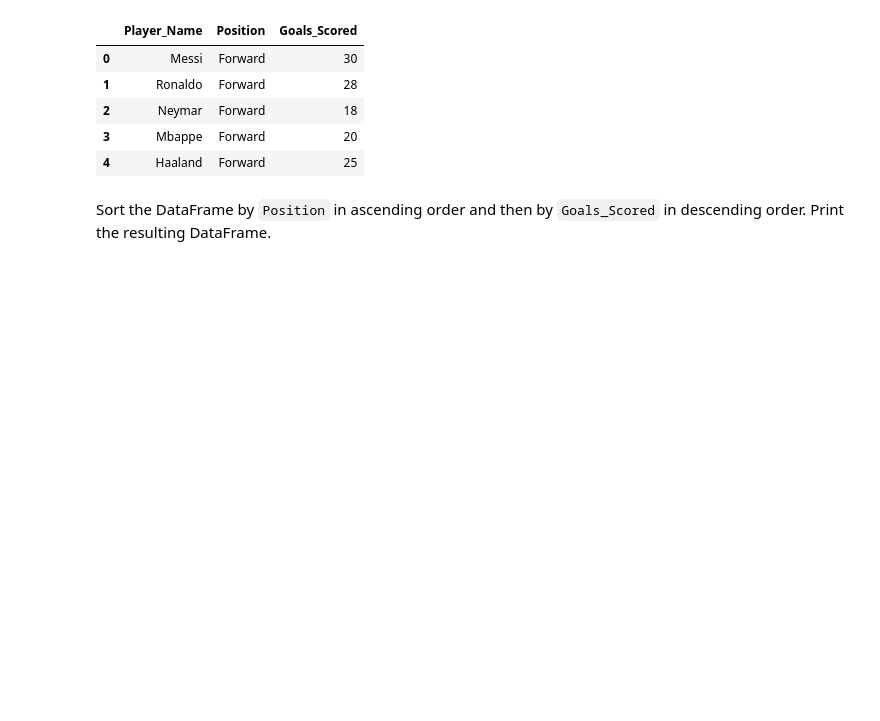
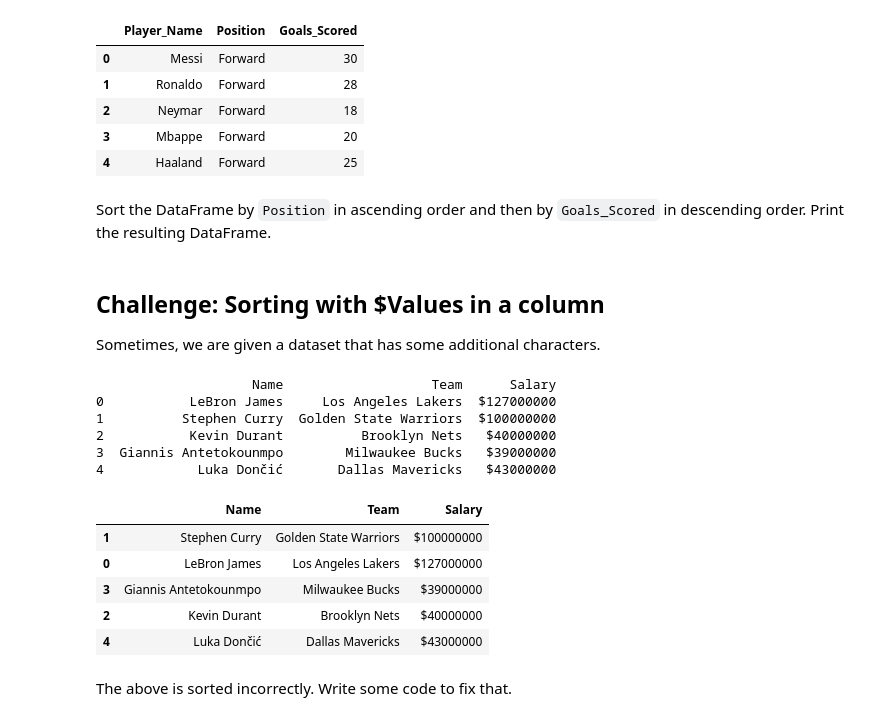
Before and after one commit to OptimalDecisions/sports-analytics-foundations, a Jupyter notebook: pandas-basics/Pandas_Exercise_2_6_Exer_Sorting.ipynb, the cells around one changed output. Saved outputs shown, nothing was run; the diff lists cells and outputs as text; code cells hidden in the pictures; blank space fills up the shorter version.

```diff
--- a/pandas-basics/Pandas_Exercise_2_6_Exer_Sorting.ipynb
+++ b/pandas-basics/Pandas_Exercise_2_6_Exer_Sorting.ipynb
@@ -155,3 +155,36 @@ soccer_players
 Sort the DataFrame by `Position` in ascending order and then by `Goals_Scored` in descending order. Print the resulting DataFrame.
 # %%
 #Your code to sort here
+# %% [markdown]
+## Challenge: Sorting with $Values in a column
+
+Sometimes, we are given a dataset that has some additional characters.
+# %%
+import pandas as pd
+
+data = {
+    'Name': ['LeBron James', 'Stephen Curry', 'Kevin Durant', 'Giannis Antetokounmpo', 'Luka Dončić'],
+    'Team': ['Los Angeles Lakers', 'Golden State Warriors', 'Brooklyn Nets', 'Milwaukee Bucks', 'Dallas Mavericks'],
+    'Salary': ["$127000000", "$100000000", "$40000000", "$39000000", "$43000000"]  # Example salary values (not actual)
+}
+
+df = pd.DataFrame(data)
+print(df)
+# %% [output]
+                    Name                   Team      Salary
+0           LeBron James     Los Angeles Lakers  $127000000
+1          Stephen Curry  Golden State Warriors  $100000000
+2           Kevin Durant          Brooklyn Nets   $40000000
+3  Giannis Antetokounmpo        Milwaukee Bucks   $39000000
+4            Luka Dončić       Dallas Mavericks   $43000000
+# %%
+df.sort_values('Salary') # This is INCORRECT.
+# %% [output]
+|  | Name | Team | Salary |
+| 1 | Stephen Curry | Golden State Warriors | $100000000 |
+| 0 | LeBron James | Los Angeles Lakers | $127000000 |
+| 3 | Giannis Antetokounmpo | Milwaukee Bucks | $39000000 |
+| 2 | Kevin Durant | Brooklyn Nets | $40000000 |
+| 4 | Luka Dončić | Dallas Mavericks | $43000000 |
+# %% [markdown]
+The above is sorted incorrectly. Write some code to fix that.
```
Also changed, not shown: parts of 1 cell of this notebook.
